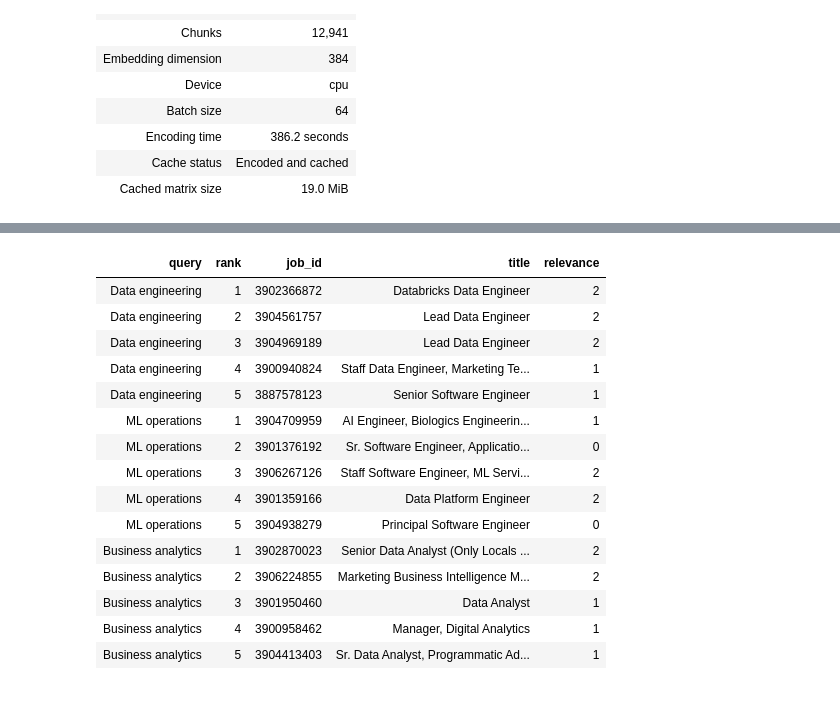
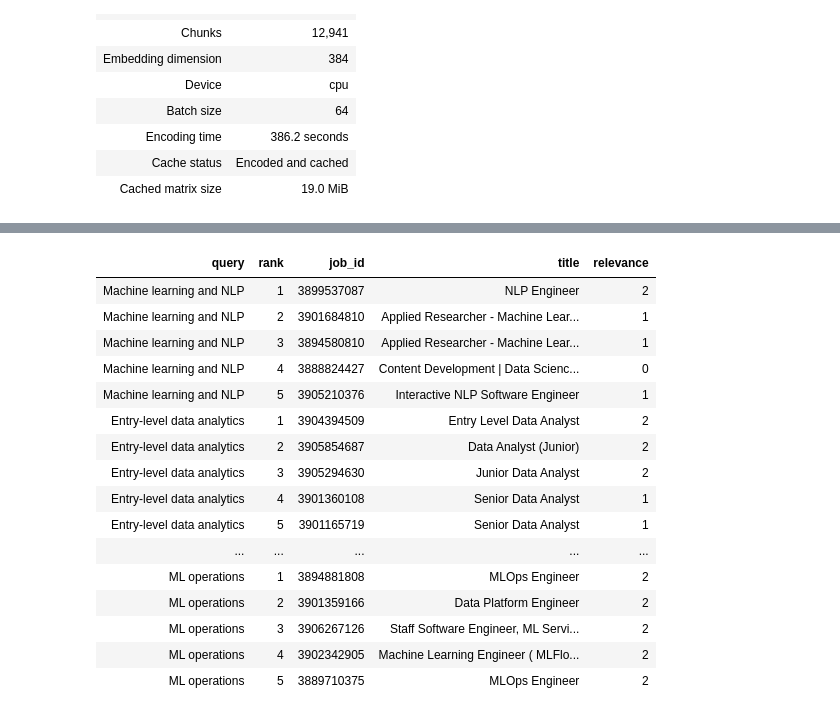
Before and after one commit to Tyainss/job-posting-nlp, a Jupyter notebook: job_posting_nlp_take_home_task.ipynb, the cells around one changed output, grey strips where cells are left out. Cells and saved outputs as stored; diff of their text form; code cells hidden in the pictures.

```diff
--- a/job_posting_nlp_take_home_task.ipynb
+++ b/job_posting_nlp_take_home_task.ipynb
@@ -3972,15 +3983,19 @@ The following three queries were fixed before inspecting the results.
 # %%
 retrieval_queries = {
+    # 2 original assignment queries examples
+    "Machine learning and NLP": (
+        "machine learning engineer with NLP experience"
+    ),
+    "Entry-level data analytics": (
+        "entry-level data analyst with SQL"
+    ),
+
+    # 2 new query examples
     "Data engineering": (
-        "Build scalable ETL pipelines using Spark and Airflow"
+        "data engineer jobs using Spark and Airflow"
     ),
     "ML operations": (
-        "Deploy, serve and monitor machine-learning models "
-        "in production"
-    ),
-    "Business analytics": (
-        "Create dashboards and analyse business performance "
-        "using SQL"
+        "MLOps engineer deploying and monitoring models in production"
     ),
 }
 
@@ -4096,20 +4119,25 @@ This is a small evaluation based on 15 manual judgments. It shows how retrieval
 # %%
 relevance_judgments = {
-    ("Data engineering", 3902366872): 2,
+    ("Machine learning and NLP", 3899537087): 2,
+    ("Machine learning and NLP", 3901684810): 1,
+    ("Machine learning and NLP", 3894580810): 1,
+    ("Machine learning and NLP", 3888824427): 0,
+    ("Machine learning and NLP", 3905210376): 1,
+    ("Entry-level data analytics", 3904394509): 2,
+    ("Entry-level data analytics", 3905854687): 2,
+    ("Entry-level data analytics", 3905294630): 2,
+    ("Entry-level data analytics", 3901360108): 1,
+    ("Entry-level data analytics", 3901165719): 1,
     ("Data engineering", 3904561757): 2,
-    ("Data engineering", 3904969189): 2,
-    ("Data engineering", 3900940824): 1,
-    ("Data engineering", 3887578123): 1,
-    ("ML operations", 3904709959): 1,
-    ("ML operations", 3901376192): 0,
+    ("Data engineering", 3905256364): 1,
+    ("Data engineering", 3889782006): 2,
+    ("Data engineering", 3905336401): 1,
+    ("Data engineering", 3901966406): 1,
+    ("ML operations", 3894881808): 2,
+    ("ML operations", 3901359166): 2,
     ("ML operations", 3906267126): 2,
-    ("ML operations", 3901359166): 2,
-    ("ML operations", 3904938279): 0,
-    ("Business analytics", 3902870023): 2,
-    ("Business analytics", 3906224855): 2,
-    ("Business analytics", 3901950460): 1,
-    ("Business analytics", 3900958462): 1,
-    ("Business analytics", 3904413403): 1,
+    ("ML operations", 3902342905): 2,
+    ("ML operations", 3889710375): 2,
 }
 
 retrieved_keys = {
@@ -4173,46 +4201,47 @@ display(
 )
 
 retrieval_evaluation = pd.DataFrame(
     evaluation_rows
 )
 
 retrieval_evaluation.loc[
     len(retrieval_evaluation)
 ] = {
     "query": "Mean",
     "Precision@5": (
         retrieval_evaluation["Precision@5"].mean()
     ),
     "nDCG@5": (
         retrieval_evaluation["nDCG@5"].mean()
     ),
 }
 
 display(
     retrieval_evaluation.style
     .hide(axis="index")
     .format(
         {
             "Precision@5": "{:.3f}",
             "nDCG@5": "{:.3f}",
         }
     )
 )
 # %% [output]
 | query | rank | job_id | title | relevance |
-| Data engineering | 1 | 3902366872 | Databricks Data Engineer | 2 |
-| Data engineering | 2 | 3904561757 | Lead Data Engineer | 2 |
-| Data engineering | 3 | 3904969189 | Lead Data Engineer | 2 |
-| Data engineering | 4 | 3900940824 | Staff Data Engineer, Marketing Te... | 1 |
-| Data engineering | 5 | 3887578123 | Senior Software Engineer | 1 |
-| ML operations | 1 | 3904709959 | AI Engineer, Biologics Engineerin... | 1 |
-| ML operations | 2 | 3901376192 | Sr. Software Engineer, Applicatio... | 0 |
+| Machine learning and NLP | 1 | 3899537087 | NLP Engineer | 2 |
+| Machine learning and NLP | 2 | 3901684810 | Applied Researcher - Machine Lear... | 1 |
+| Machine learning and NLP | 3 | 3894580810 | Applied Researcher - Machine Lear... | 1 |
+| Machine learning and NLP | 4 | 3888824427 | Content Development | Data Scienc... | 0 |
+| Machine learning and NLP | 5 | 3905210376 | Interactive NLP Software Engineer | 1 |
+| Entry-level data analytics | 1 | 3904394509 | Entry Level Data Analyst | 2 |
+| Entry-level data analytics | 2 | 3905854687 | Data Analyst (Junior) | 2 |
+| Entry-level data analytics | 3 | 3905294630 | Junior Data Analyst | 2 |
+| Entry-level data analytics | 4 | 3901360108 | Senior Data Analyst | 1 |
+| Entry-level data analytics | 5 | 3901165719 | Senior Data Analyst | 1 |
+| ... | ... | ... | ... | ... |
+| ML operations | 1 | 3894881808 | MLOps Engineer | 2 |
+| ML operations | 2 | 3901359166 | Data Platform Engineer | 2 |
 | ML operations | 3 | 3906267126 | Staff Software Engineer, ML Servi... | 2 |
-| ML operations | 4 | 3901359166 | Data Platform Engineer | 2 |
-| ML operations | 5 | 3904938279 | Principal Software Engineer | 0 |
-| Business analytics | 1 | 3902870023 | Senior Data Analyst (Only Locals ... | 2 |
-| Business analytics | 2 | 3906224855 | Marketing Business Intelligence M... | 2 |
-| Business analytics | 3 | 3901950460 | Data Analyst | 1 |
-| Business analytics | 4 | 3900958462 | Manager, Digital Analytics | 1 |
-| Business analytics | 5 | 3904413403 | Sr. Data Analyst, Programmatic Ad... | 1 |
+| ML operations | 4 | 3902342905 | Machine Learning Engineer ( MLFlo... | 2 |
+| ML operations | 5 | 3889710375 | MLOps Engineer | 2 |
 | query | Precision@5 | nDCG@5 |
```
Also changed, not shown: parts of 12 cells of this notebook.
